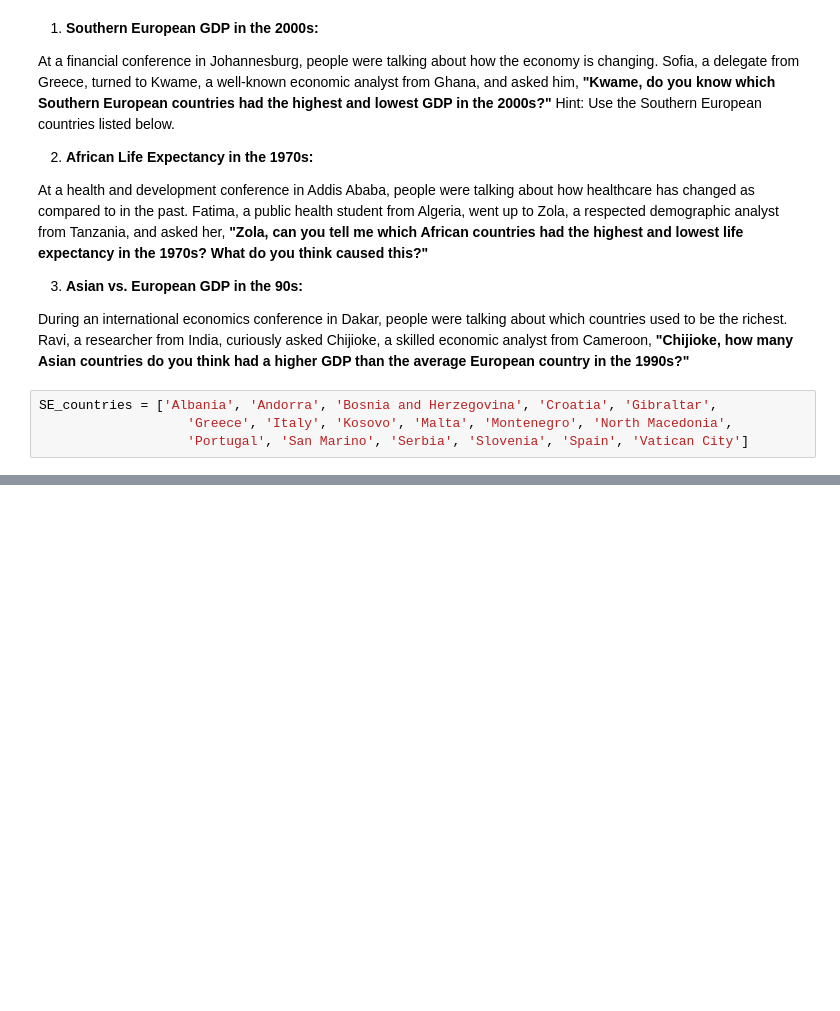
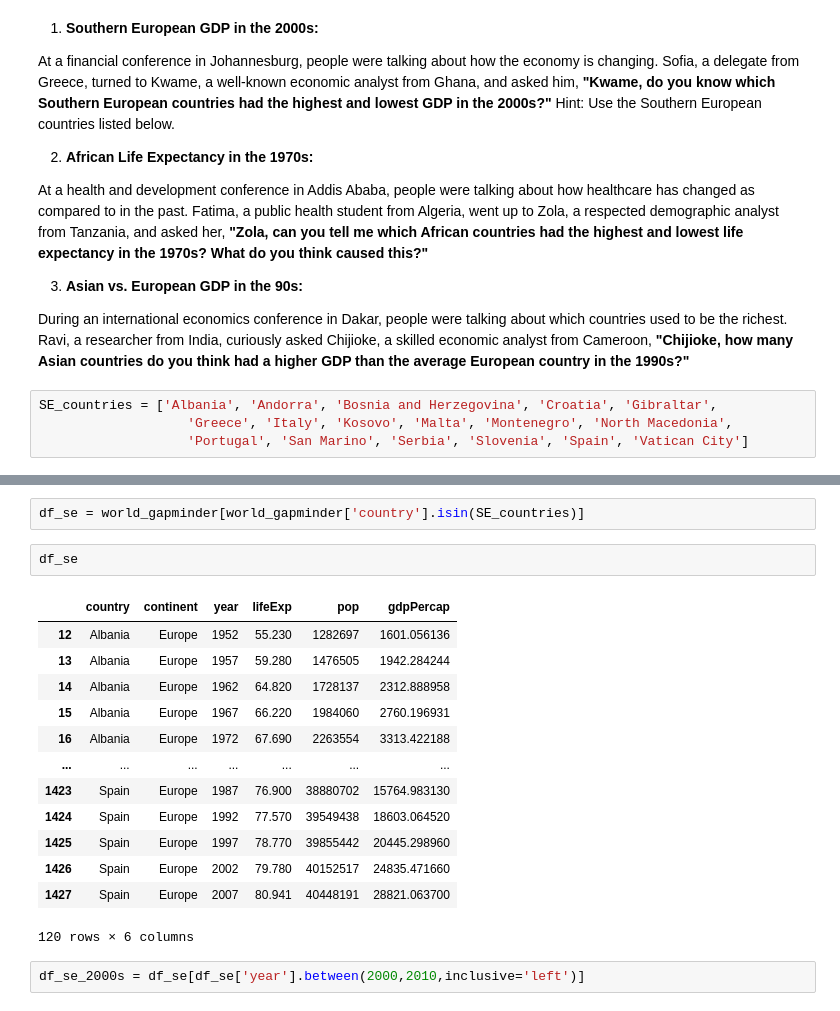
Before and after one commit to wandiyajames-arch/Data_Prep_AIMS, a Jupyter notebook: 02_Data_IO_Operations.ipynb, the cells around one changed output, grey strips where cells are left out. Saved outputs shown, nothing was run; the diff lists cells and outputs as text; blank space fills up the shorter version.

```diff
--- a/02_Data_IO_Operations.ipynb
+++ b/02_Data_IO_Operations.ipynb
@@ -355,0 +432,20 @@ SE_countries = ['Albania', 'Andorra', 'Bosnia and Herzegovina', 'Croatia', 'Gibr
+# %%
+df_se = world_gapminder[world_gapminder['country'].isin(SE_countries)]
+# %%
+df_se
+# %% [output]
+|  | country | continent | year | lifeExp | pop | gdpPercap |
+| 12 | Albania | Europe | 1952 | 55.230 | 1282697 | 1601.056136 |
+| 13 | Albania | Europe | 1957 | 59.280 | 1476505 | 1942.284244 |
+| 14 | Albania | Europe | 1962 | 64.820 | 1728137 | 2312.888958 |
+| 15 | Albania | Europe | 1967 | 66.220 | 1984060 | 2760.196931 |
+| 16 | Albania | Europe | 1972 | 67.690 | 2263554 | 3313.422188 |
+| ... | ... | ... | ... | ... | ... | ... |
+| 1423 | Spain | Europe | 1987 | 76.900 | 38880702 | 15764.983130 |
+| 1424 | Spain | Europe | 1992 | 77.570 | 39549438 | 18603.064520 |
+| 1425 | Spain | Europe | 1997 | 78.770 | 39855442 | 20445.298960 |
+| 1426 | Spain | Europe | 2002 | 79.780 | 40152517 | 24835.471660 |
+| 1427 | Spain | Europe | 2007 | 80.941 | 40448191 | 28821.063700 |
+120 rows × 6 columns
+# %%
+df_se_2000s = df_se[df_se['year'].between(2000,2010,inclusive='left')]
```
Also changed, not shown: parts of 19 cells of this notebook.
